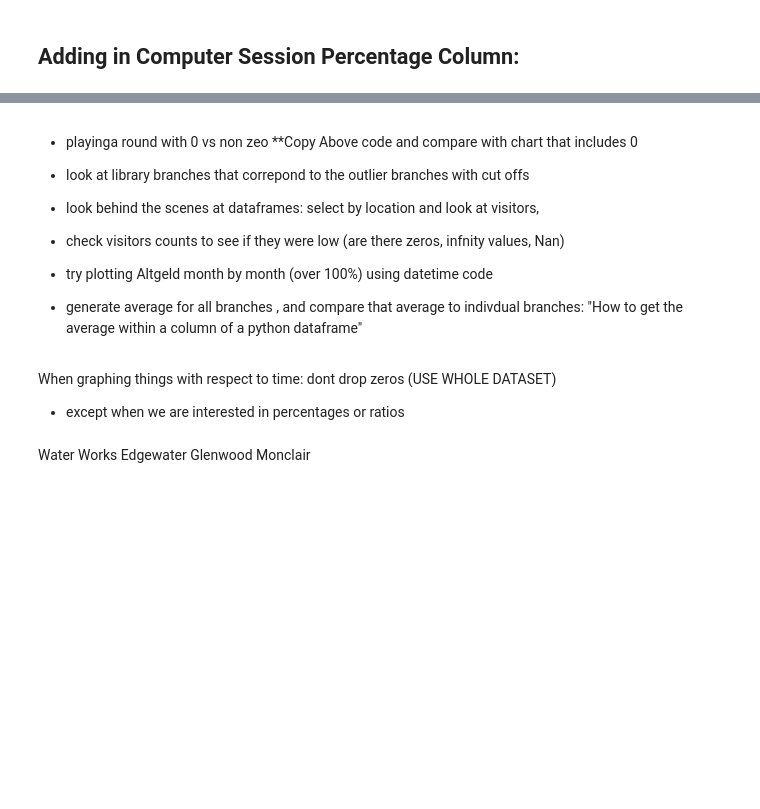
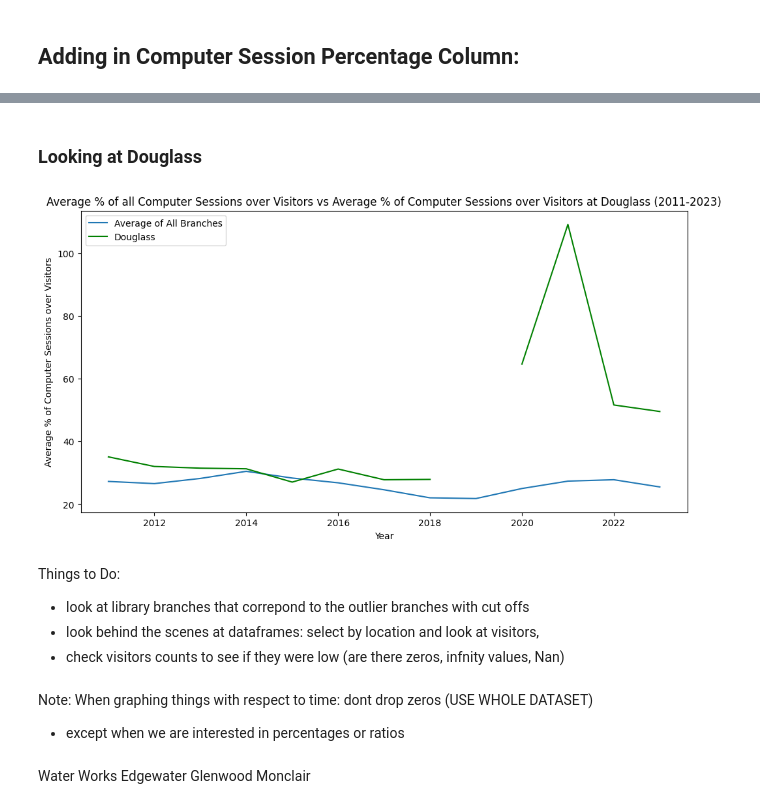
Before and after one commit to uchicago-dsi/cpl_project, a Jupyter notebook: can-summer-2023/dani exploratory data analysis.ipynb, the cells around one changed output, grey strips where cells are left out. Cells and saved outputs as stored; diff of their text form; code cells hidden in the pictures; blank space fills up the shorter version.

```diff
--- a/can-summer-2023/dani exploratory data analysis.ipynb
+++ b/can-summer-2023/dani exploratory data analysis.ipynb
@@ -170,14 +142,33 @@ branches_nonzero
+# %% [markdown]
+### Looking at Douglass
+# %%
+#Selected branch
+branch_name = 'Douglass'
+
+#Average of each column using DataFrame.mean()
+avg_col_branches = branches_groupby.mean(axis=0)
+avg_col_branches
+
+#Extracting specific branch
+selected_branch = branches_groupby.loc[branch_name]
+
+plt.figure(figsize=(12,6))
+plt.plot(avg_col_branches, label='Average of All Branches')
+plt.plot(selected_branch, label=branch_name, color='green')
+plt.xlabel('Year')
+plt.ylabel('Average % of Computer Sessions over Visitors')
+plt.title(f'Average % of all Computer Sessions over Visitors vs Average % of Computer Sessions over Visitors at {branch_name} (2011-2023)')
+plt.legend()
+plt.show()
+# %% [output]
+[figure, added]
 # %% [markdown]
-- playinga round with 0 vs non zeo
-    **Copy Above code and compare with chart that includes 0
+Things to Do:
 - look at library branches that correpond to the outlier branches with cut offs
 - look behind the scenes at dataframes: select by location and look at visitors,
 - check visitors counts to see if they were low (are there zeros, infnity values, Nan)
-
-
-- try plotting Altgeld month by month (over 100%)  using datetime code
-- generate average for all branches , and compare that average to indivdual branches: "How to get the average within a column of a python dataframe"
 # %% [markdown]
+Note:
 When graphing things with respect to time: dont drop zeros (USE WHOLE DATASET)
 - except when we are interested in percentages or ratios
 # %% [markdown]
```
Also changed, not shown: parts of 7 cells of this notebook.
